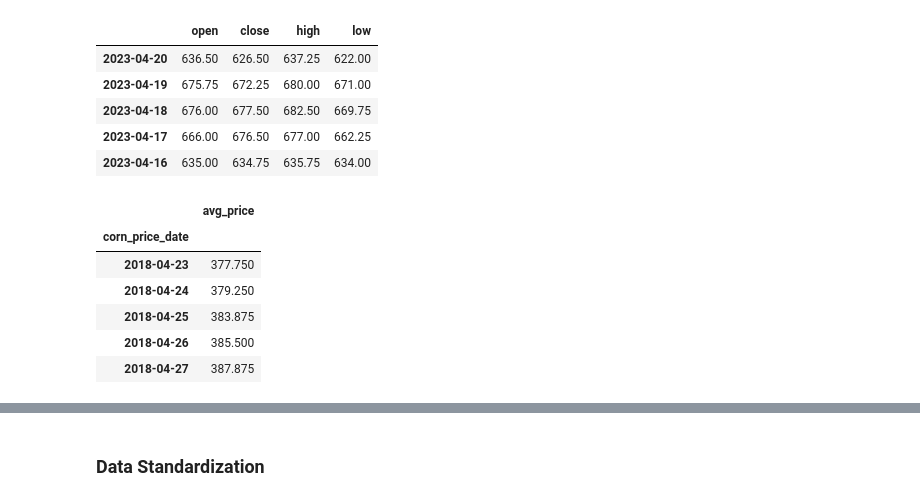
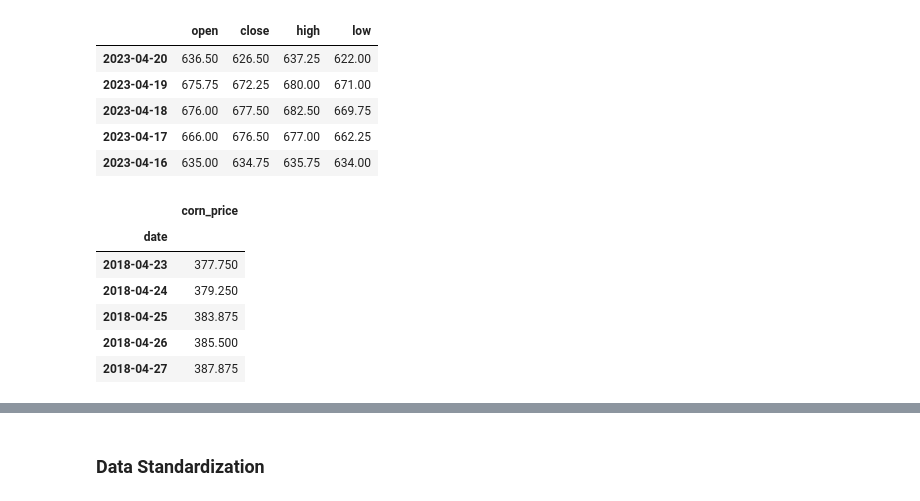
Before and after one commit to PrayusShrestha/crop-price-prediction, a Jupyter notebook: src/final_project.ipynb, the cells around one changed output, grey strips where cells are left out. Saved outputs shown, nothing was run; the diff lists cells and outputs as text; code cells hidden in the pictures.

```diff
--- a/src/final_project.ipynb
+++ b/src/final_project.ipynb
@@ -52,6 +60,6 @@ weather_data.head()
 # %%
-corn_data = pd.read_csv('../data/corn_data.csv', index_col = 0)
-corn_data.head()
+corn_df = pd.read_csv("../data/corn_data.csv", index_col = 0)
+corn_df.head()
 # %% [output]
 |  | open | close | high | low |
 | 2023-04-20 | 636.50 | 626.50 | 637.25 | 622.00 |
@@ -59,17 +67,28 @@ corn_data.head()
 | 2023-04-18 | 676.00 | 677.50 | 682.50 | 669.75 |
 | 2023-04-17 | 666.00 | 676.50 | 677.00 | 662.25 |
 | 2023-04-16 | 635.00 | 634.75 | 635.75 | 634.00 |
+# %%
+def clean_commodity_df(df: pd.DataFrame, price_col_name: str = "price") -> pd.DataFrame:
+    """Cleans the Commodity DataFrame"""
+
+    # Setting the index to be the date
+    df.index = pd.to_datetime(df.index)
+    df.index.name = "date"
+
+    # Setting price to be the day's midpoint, and dropping unnecessary columns
+    df[price_col_name] = (df["high"] + df["low"]) / 2
+    df = df[[price_col_name]]
+    df = df.dropna()
+
+    # Sorting by date
+    df = df.sort_index()
+    return df
 # %%
-corn_data.index = pd.to_datetime(corn_data.index)
-corn_data.index.name = 'corn_price_date'
-corn_data['avg_price'] = (corn_data['high'] + corn_data['low'])/2
-corn_data = corn_data[['avg_price']]
-corn_data = corn_data.sort_index()
-corn_data = corn_data.dropna() # drop missing values
-corn_data.head()
+corn_df = clean_commodity_df(df=corn_df, price_col_name="corn_price")
+corn_df.head()
 # %% [output]
-|  | avg_price |
-| corn_price_date |  |
+|  | corn_price |
+| date |  |
 | 2018-04-23 | 377.750 |
 | 2018-04-24 | 379.250 |
 | 2018-04-25 | 383.875 |
```
Also changed, not shown: parts of 13 cells of this notebook, 2 other files.
